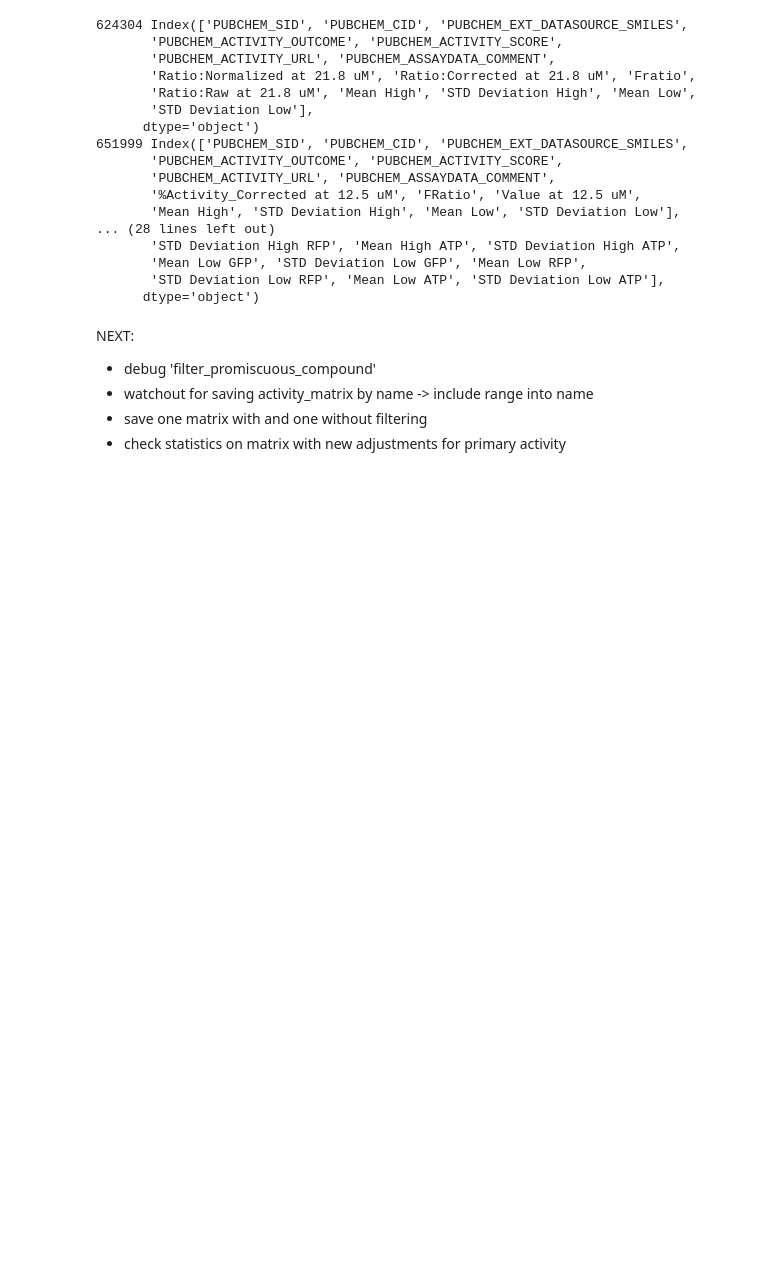
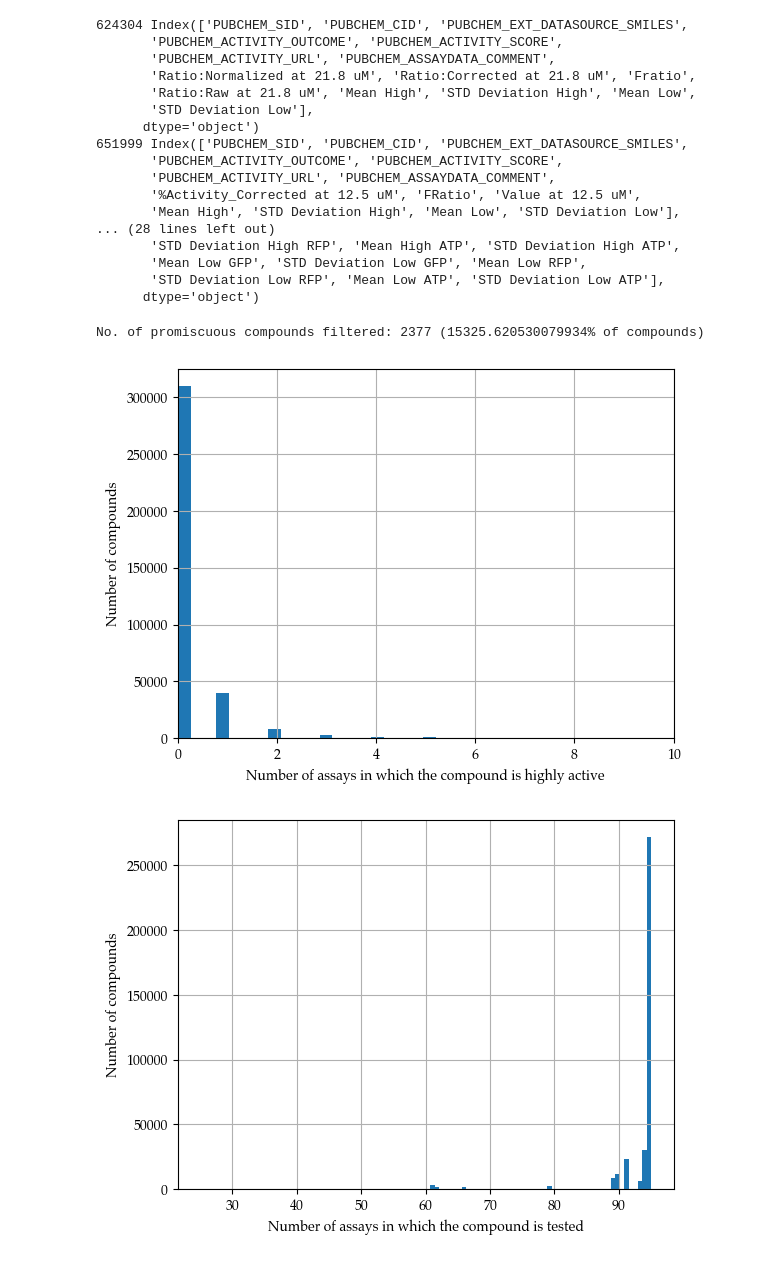
Before and after one commit to davidkubanek/Thesis, a Jupyter notebook: HTS_fingerprints.ipynb, the cells around one changed output. Saved outputs shown, nothing was run; the diff lists cells and outputs as text; code cells hidden in the pictures; blank space fills up the shorter version.

```diff
--- a/HTS_fingerprints.ipynb
+++ b/HTS_fingerprints.ipynb
@@ -729,9 +775,24 @@ for AID in data_process.AIDs[:range]:
        'Mean Low GFP', 'STD Deviation Low GFP', 'Mean Low RFP',
        'STD Deviation Low RFP', 'Mean Low ATP', 'STD Deviation Low ATP'],
       dtype='object')
-# %% [markdown]
-NEXT:
-- debug 'filter_promiscuous_compound'
-- watchout for saving activity_matrix by name -> include range into name
-- save one matrix with and one without filtering
-- check statistics on matrix with new adjustments for primary activity
+# %%
+# filter promiscuous compounds
+z_threshold = 3
+hit_threshold = 0.05
+data_process.filter_promiscuous_compounds(z_threshold, hit_threshold)
+# %% [output]
+No. of promiscuous compounds filtered: 2377 (15325.620530079934% of compounds)
+# %%
+data_process.num_active.hist(bins=100)
+plt.xlabel('Number of assays in which the compound is highly active')
+plt.ylabel('Number of compounds')
+plt.xlim(0, 10)
+plt.show()
+
+data_process.num_tested.hist(bins=100)
+plt.xlabel('Number of assays in which the compound is tested')
+plt.ylabel('Number of compounds')
+plt.show()
+# %% [output]
+[figure, added]
+[figure, added]
```
Also changed, not shown: parts of 13 cells of this notebook.
